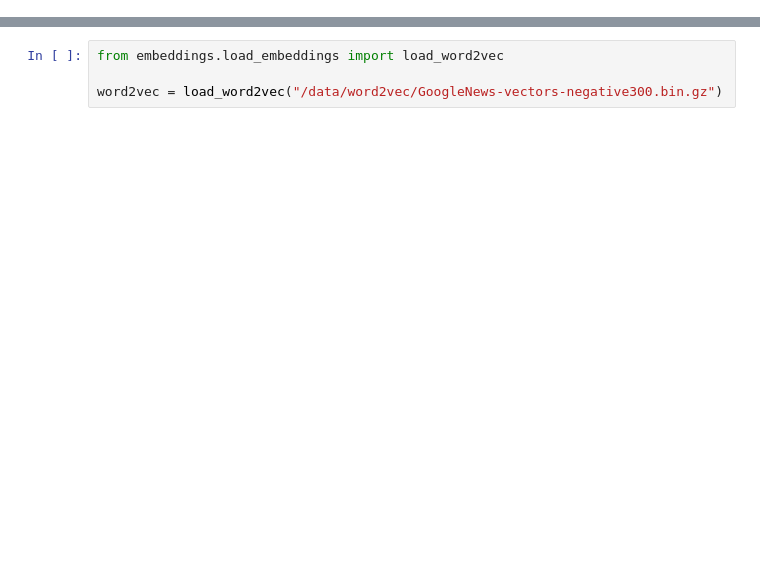
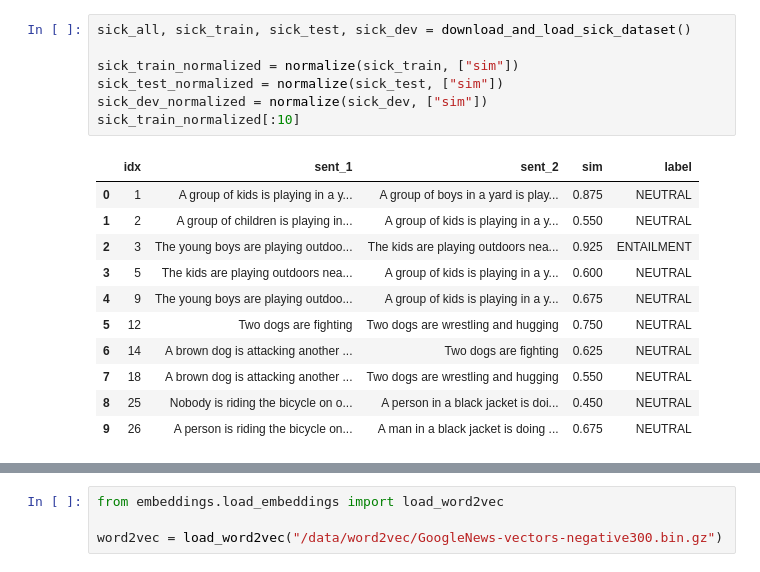
Before and after one commit to TharinduDR/Biomedical-Semantic-Similarity-Estimation, a Jupyter notebook: Biomedical-Semantic-Similarity-Estimation.ipynb, the cells around one changed output, grey strips where cells are left out. Drawn from its saved outputs; the diff is of its cells as text; blank space fills up the shorter version.

```diff
--- a/Biomedical-Semantic-Similarity-Estimation.ipynb
+++ b/Biomedical-Semantic-Similarity-Estimation.ipynb
@@ -20 +41,20 @@ sick_aug_normalized[:10]
+# %%
+sick_all, sick_train, sick_test, sick_dev = download_and_load_sick_dataset()
+
+sick_train_normalized = normalize(sick_train, ["sim"])
+sick_test_normalized = normalize(sick_test, ["sim"])
+sick_dev_normalized = normalize(sick_dev, ["sim"])
+sick_train_normalized[:10]
+# %% [output]
+|  | idx | sent_1 | sent_2 | sim | label |
+| 0 | 1 | A group of kids is playing in a y... | A group of boys in a yard is play... | 0.875 | NEUTRAL |
+| 1 | 2 | A group of children is playing in... | A group of kids is playing in a y... | 0.550 | NEUTRAL |
+| 2 | 3 | The young boys are playing outdoo... | The kids are playing outdoors nea... | 0.925 | ENTAILMENT |
+| 3 | 5 | The kids are playing outdoors nea... | A group of kids is playing in a y... | 0.600 | NEUTRAL |
+| 4 | 9 | The young boys are playing outdoo... | A group of kids is playing in a y... | 0.675 | NEUTRAL |
+| 5 | 12 | Two dogs are fighting | Two dogs are wrestling and hugging | 0.750 | NEUTRAL |
+| 6 | 14 | A brown dog is attacking another ... | Two dogs are fighting | 0.625 | NEUTRAL |
+| 7 | 18 | A brown dog is attacking another ... | Two dogs are wrestling and hugging | 0.550 | NEUTRAL |
+| 8 | 25 | Nobody is riding the bicycle on o... | A person in a black jacket is doi... | 0.450 | NEUTRAL |
+| 9 | 26 | A person is riding the bicycle on... | A man in a black jacket is doing ... | 0.675 | NEUTRAL |
 # %%
```
Also changed, not shown: parts of 13 cells of this notebook.
